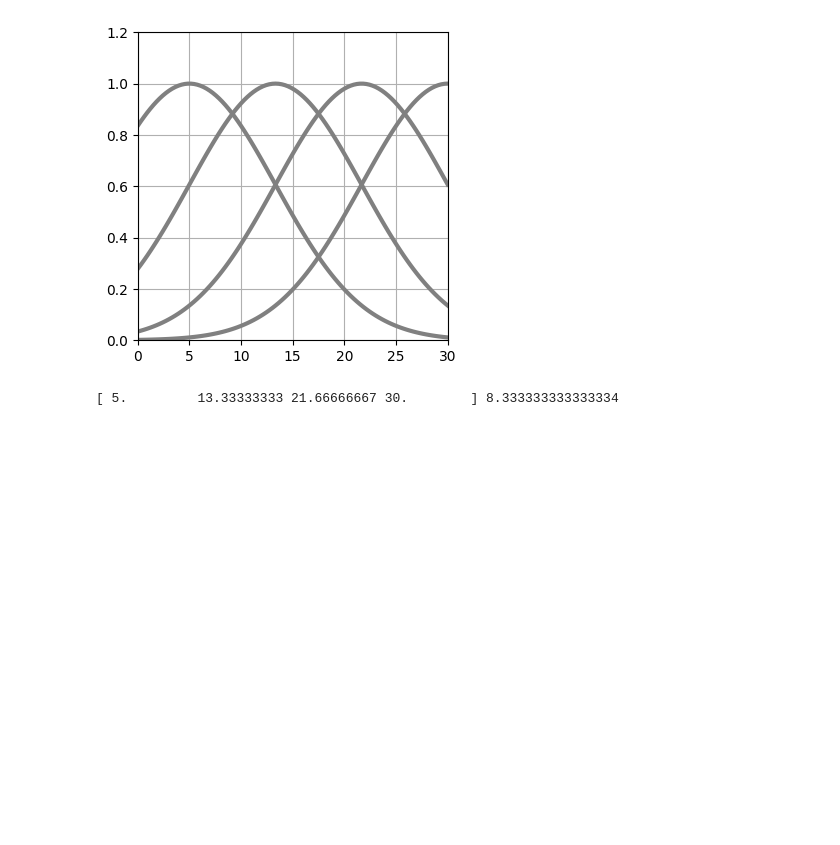
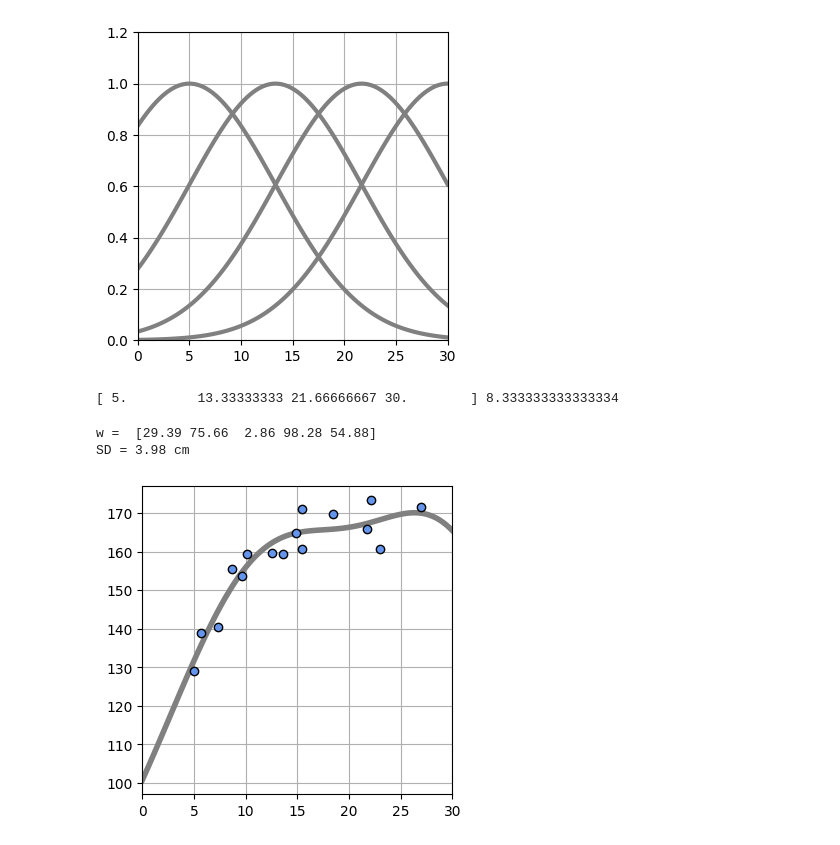
Before and after one commit to mijumaru-0625/Python, a Jupyter notebook: 5.4線形既定関数モデル.ipynb, the cells around one changed output. Cells and saved outputs as stored; diff of their text form; code cells hidden in the pictures; blank space fills up the shorter version.

```diff
--- a/5.4線形既定関数モデル.ipynb
+++ b/5.4線形既定関数モデル.ipynb
@@ -55,0 +78,45 @@ print(mu, s)
+# %%
+# リスト 5-3-(6)
+# 線形基底関数モデルの厳密解 -----
+def fit_gauss_func(x, t, m):
+    mu = np.linspace(5, 30, m)
+    s = mu[1] - mu[0]
+    n = x.shape[0]
+    # 式 5-69 の計画行列 phi を作成
+    phi = np.ones((n, m + 1))     # 要素が 1 の n × (m + 1) 行列
+    for j in range(m):            # 0 ～ m - 1 列に値を割り振る
+        phi[:, j] = gauss(x, mu[j], s)
+
+    # 式 5-68 で厳密解の w を計算
+    w = np.linalg.inv(phi.T @ phi) @ phi.T @ t
+    return w
+# %%
+# リスト 5-3-(7)
+# ガウス基底関数表示 -----
+def show_gauss_func(w):
+    x = np.linspace(X_min, X_max, 100)
+    y = gauss_func(w, x)
+    plt.plot(x, y, "gray", linewidth=4)
+
+# メイン -----
+M = 4                         # ガウス関数の数
+w = fit_gauss_func(X, T, M)   # w を計算
+mse = mse_gauss_func(X, T, w) # MSE を計算
+# 結果表示
+print("w = ", np.round(w, 2))
+print(f"SD = {np.sqrt(mse):.2f} cm")
+
+# グラフ描画 -----
+plt.figure(figsize=(4, 4))
+show_gauss_func(w)
+plt.plot(
+    X, T, "cornflowerblue",
+    marker="o", linestyle="None", markeredgecolor="black",
+)
+plt.xlim(X_min, X_max)
+plt.grid()
+plt.show()
+# %% [output]
+w =  [29.39 75.66  2.86 98.28 54.88]
+SD = 3.98 cm
+[figure, added]
```
Also changed, not shown: parts of 11 cells of this notebook, 2 other files.
